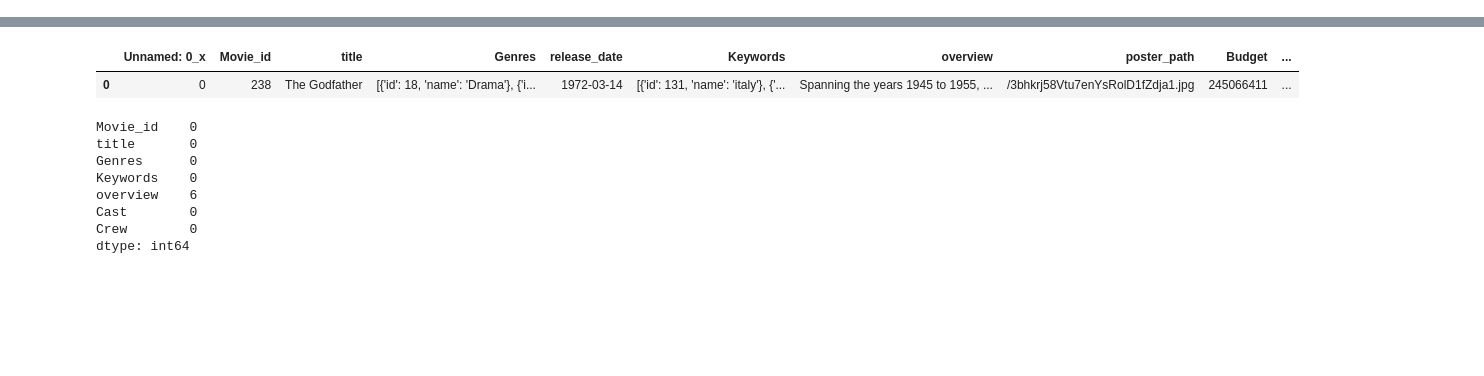
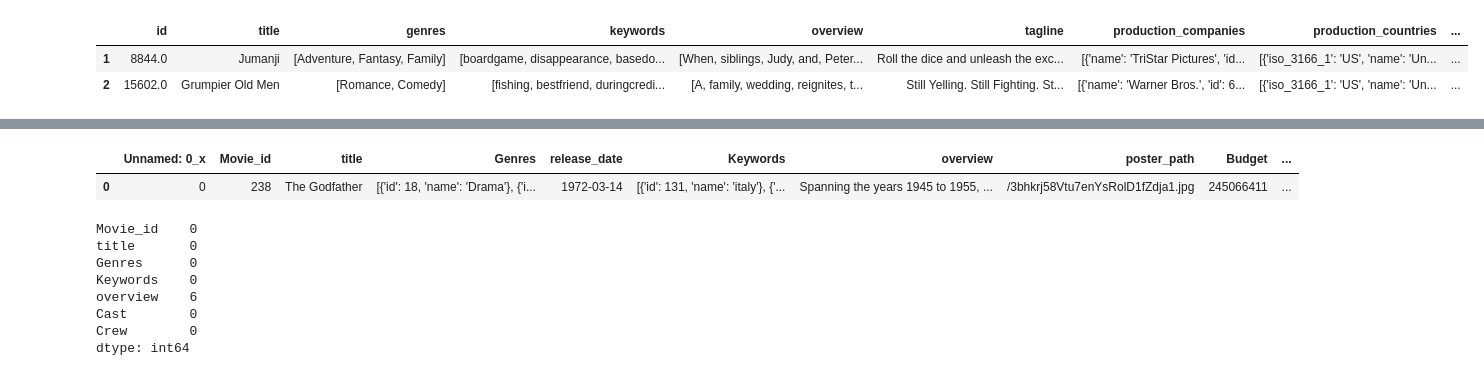
Before and after one commit to MieThorberg/MovieMatch, a Jupyter notebook: contentRecomander.ipynb, the cells around one changed output, grey strips where cells are left out. Saved outputs shown, nothing was run; the diff lists cells and outputs as text; code cells hidden in the pictures; blank space fills up the shorter version.

```diff
--- a/contentRecomander.ipynb
+++ b/contentRecomander.ipynb
@@ -4,0 +118,2 @@ import matplotlib.pyplot as plt
+# %%
+movies['keywords']=movies['keywords'].apply(convert)
@@ -4,0 +141,15 @@ import matplotlib.pyplot as plt
+# %%
+movies['overview']=movies['overview'].apply(lambda x: x.split())
+# %%
+movies['genres']=movies['genres'].apply(lambda x : [i.replace(" ","")for i in x])
+movies['keywords']=movies['keywords'].apply(lambda x : [i.replace(" ","")for i in x])
+# movies['Cast']=movies['Cast'].apply(lambda x : [i.replace(" ","")for i in x])
+# movies['Crew']=movies['Crew'].apply(lambda x : [i.replace(" ","")for i in x])
+# %%
+movies['tags']= movies['genres'] + movies['keywords'] + movies['overview']
+# %%
+movies.head(2)
+# %% [output]
+|  | id | title | genres | keywords | overview | tagline | production_companies | production_countries | ... |
+| 1 | 8844.0 | Jumanji | [Adventure, Fantasy, Family] | [boardgame, disappearance, basedo... | [When, siblings, Judy, and, Peter... | Roll the dice and unleash the exc... | [{'name': 'TriStar Pictures', 'id... | [{'iso_3166_1': 'US', 'name': 'Un... | ... |
+| 2 | 15602.0 | Grumpier Old Men | [Romance, Comedy] | [fishing, bestfriend, duringcredi... | [A, family, wedding, reignites, t... | Still Yelling. Still Fighting. St... | [{'name': 'Warner Bros.', 'id': 6... | [{'iso_3166_1': 'US', 'name': 'Un... | ... |
```
Also changed, not shown: parts of 36 cells of this notebook.
